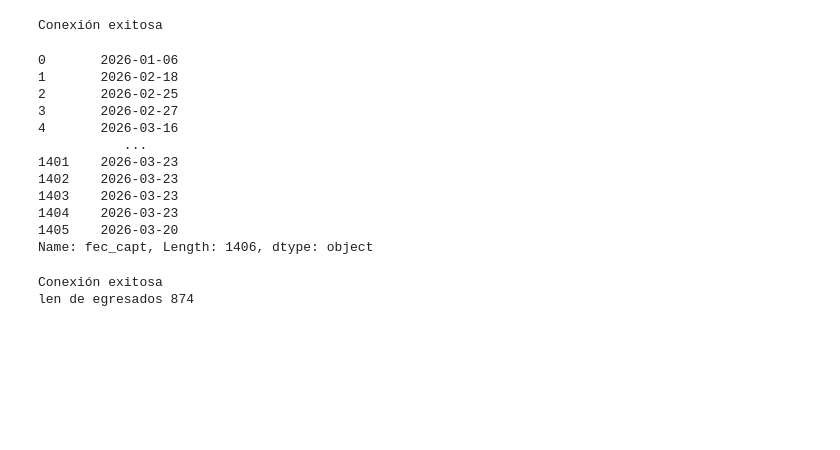
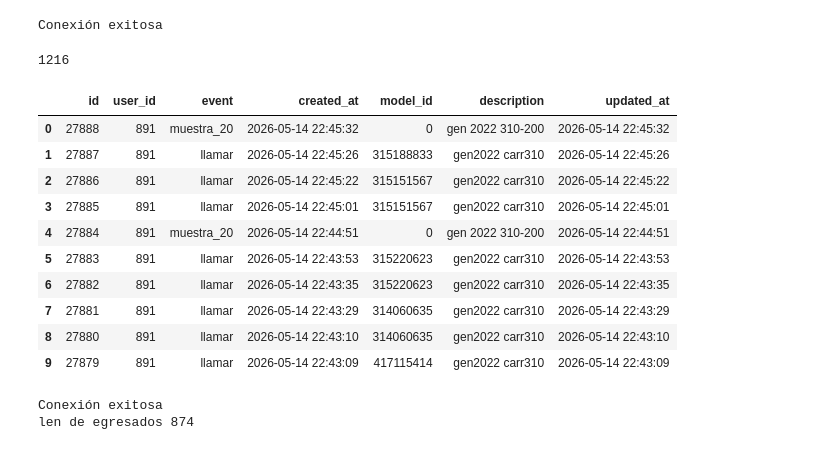
Before and after one commit to AjoloteCosmico/PVE-polls, a Jupyter notebook: public/correos muestra.ipynb, the cells around one changed output. Cells and saved outputs as stored; diff of their text form; code cells hidden in the pictures; blank space fills up the shorter version.

```diff
--- a/public/correos muestra.ipynb
+++ b/public/correos muestra.ipynb
@@ -501,21 +513,24 @@ worksheet.fit_to_pages(1, 1)
 workbook.close()
 # %% [output]
 Conexión exitosa
-# %%
-rpos['fec_capt']
-# %% [output]
-0       2026-01-06
-1       2026-02-18
-2       2026-02-25
-3       2026-02-27
-4       2026-03-16
-           ...
-1401    2026-03-23
-1402    2026-03-23
-1403    2026-03-23
-1404    2026-03-23
-1405    2026-03-20
-Name: fec_capt, Length: 1406, dtype: object
+# %%
+1198+18
+# %% [output]
+1216
+# %%
+pd.read_sql("select * from events order by created_at desc limit 10",cnx)
+# %% [output]
+|  | id | user_id | event | created_at | model_id | description | updated_at |
+| 0 | 27888 | 891 | muestra_20 | 2026-05-14 22:45:32 | 0 | gen 2022 310-200 | 2026-05-14 22:45:32 |
+| 1 | 27887 | 891 | llamar | 2026-05-14 22:45:26 | 315188833 | gen2022 carr310 | 2026-05-14 22:45:26 |
+| 2 | 27886 | 891 | llamar | 2026-05-14 22:45:22 | 315151567 | gen2022 carr310 | 2026-05-14 22:45:22 |
+| 3 | 27885 | 891 | llamar | 2026-05-14 22:45:01 | 315151567 | gen2022 carr310 | 2026-05-14 22:45:01 |
+| 4 | 27884 | 891 | muestra_20 | 2026-05-14 22:44:51 | 0 | gen 2022 310-200 | 2026-05-14 22:44:51 |
+| 5 | 27883 | 891 | llamar | 2026-05-14 22:43:53 | 315220623 | gen2022 carr310 | 2026-05-14 22:43:53 |
+| 6 | 27882 | 891 | llamar | 2026-05-14 22:43:35 | 315220623 | gen2022 carr310 | 2026-05-14 22:43:35 |
+| 7 | 27881 | 891 | llamar | 2026-05-14 22:43:29 | 314060635 | gen2022 carr310 | 2026-05-14 22:43:29 |
+| 8 | 27880 | 891 | llamar | 2026-05-14 22:43:10 | 314060635 | gen2022 carr310 | 2026-05-14 22:43:10 |
+| 9 | 27879 | 891 | llamar | 2026-05-14 22:43:09 | 417115414 | gen2022 carr310 | 2026-05-14 22:43:09 |
 # %%
 import sys
 import xlsxwriter
```
Also changed, not shown: parts of 1 cell of this notebook, 7 other files.
